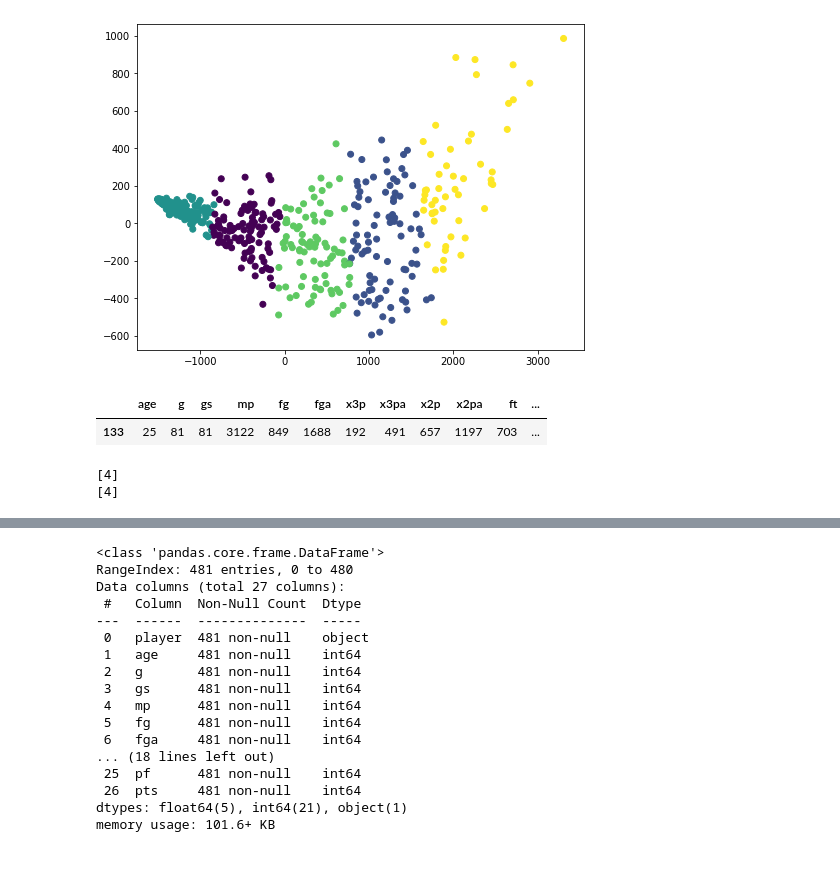
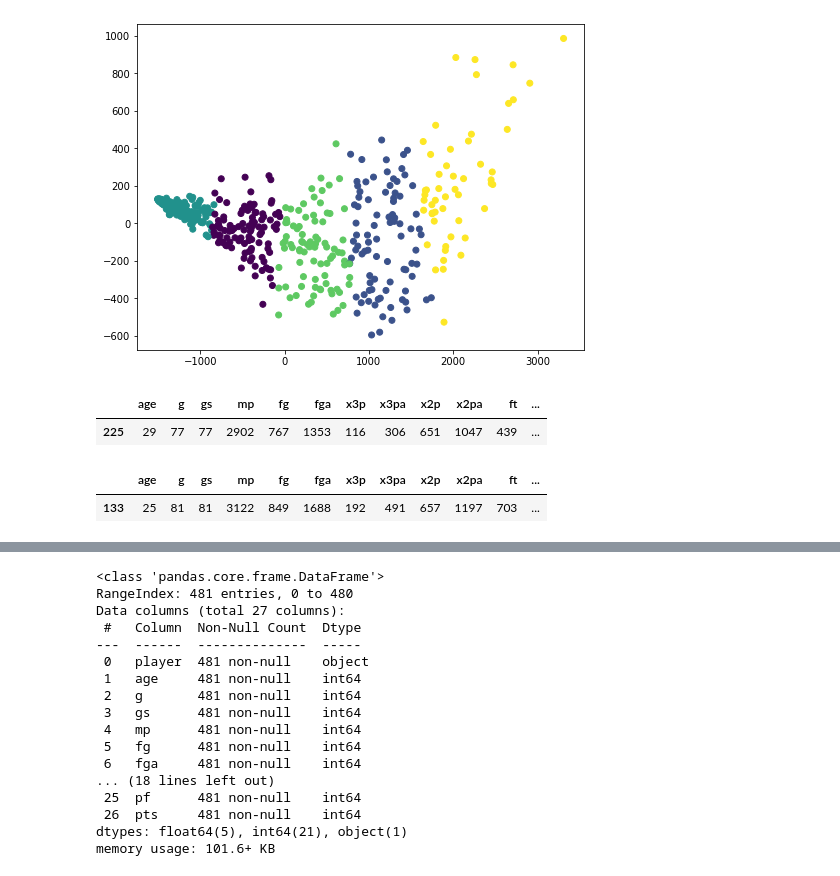
Before and after one commit to JoaoDaross/NBADataWithKMeansClustering, a Jupyter notebook: NBADataWithKMeansClustering.ipynb, the cells around one changed output, grey strips where cells are left out. Drawn from its saved outputs; the diff is of its cells as text; code cells hidden in the pictures.

```diff
--- a/NBADataWithKMeansClustering.ipynb
+++ b/NBADataWithKMeansClustering.ipynb
@@ -110,3 +140,10 @@ plt.show() # we see that the labels have been clusteres
 # %% [output]
 [figure]
+# %%
+# Buscando os dados do jogador Lebron James
+LeBron = num_columns.loc[data['player']=='LeBron James',:]
+LeBron
+# %% [output]
+|  | age | g | gs | mp | fg | fga | x3p | x3pa | x2p | x2pa | ft | ... |
+| 225 | 29 | 77 | 77 | 2902 | 767 | 1353 | 116 | 306 | 651 | 1047 | 439 | ... |
 # %%
@@ -124,7 +155,0 @@ Kevin_list = KD.values.tolist()
-# %%
-print(kmean_model.predict(LeBron_list))
-print(kmean_model.predict(Kevin_list))
-# we check on which clusters do LeBron and Kevin belong to
-# %% [output]
-[4]
-[4]
```
Also changed, not shown: parts of 31 cells of this notebook.
